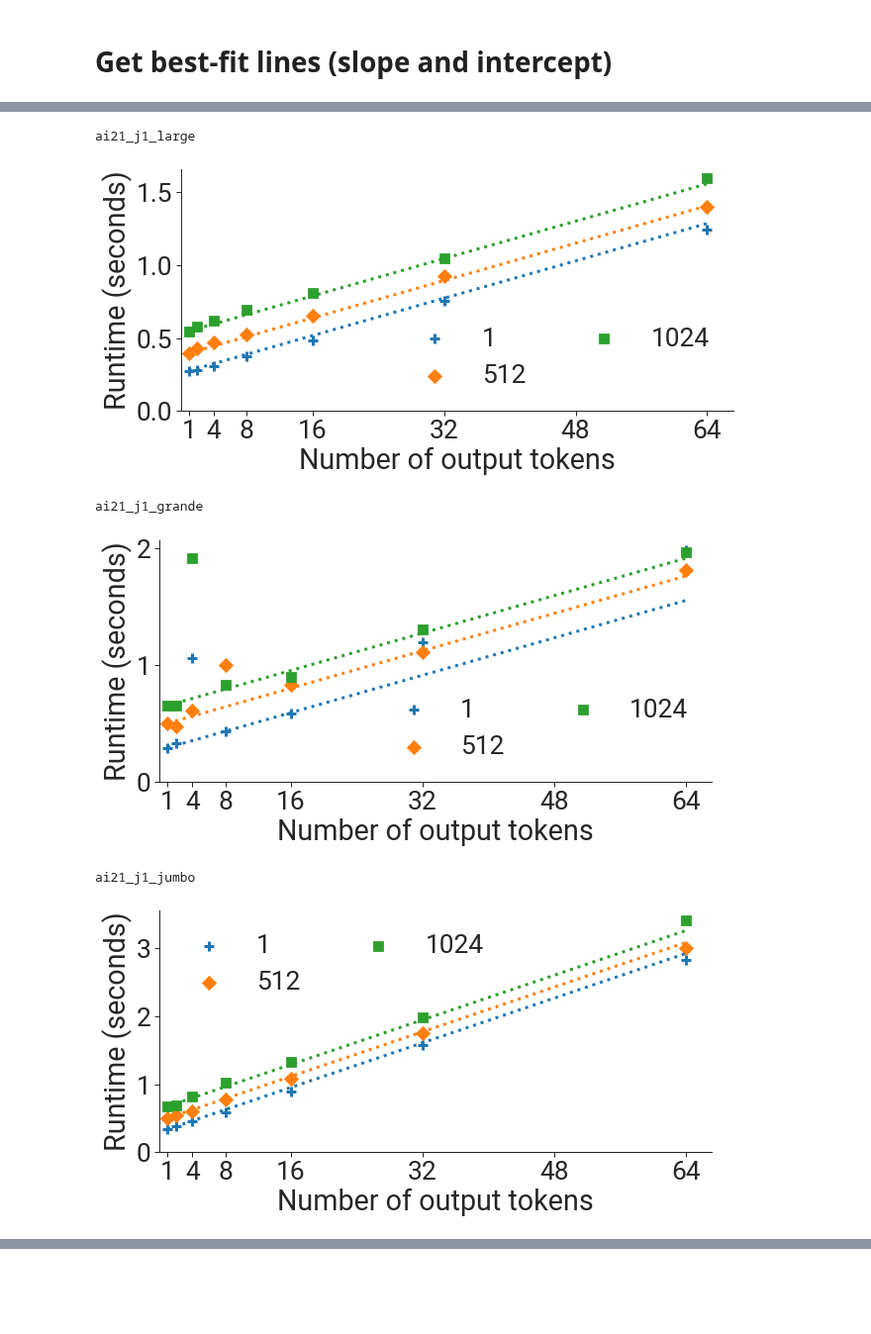
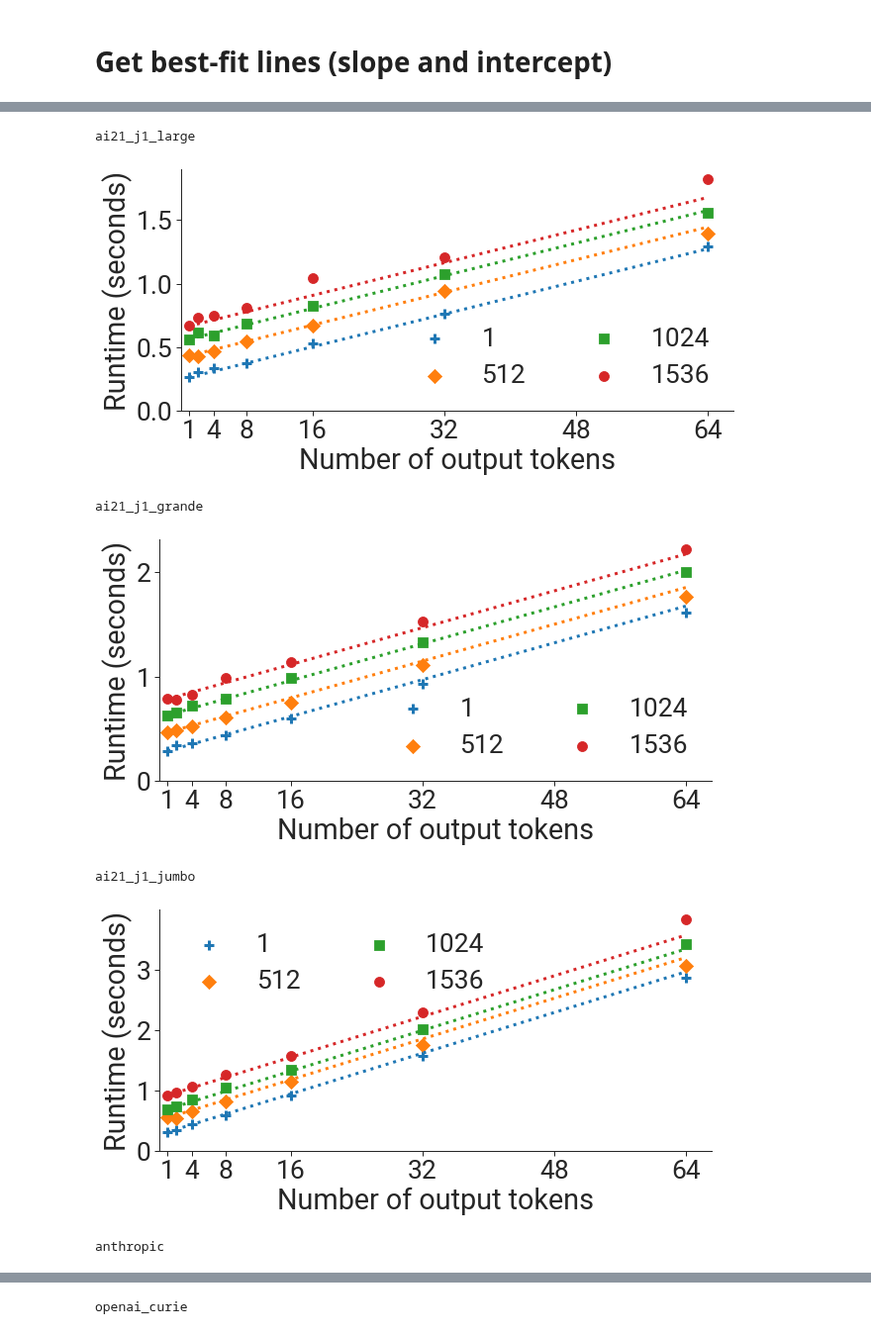
Before and after one commit to stanford-crfm/helm-efficiency, a Jupyter notebook: notebooks/fit_runtimes.ipynb, the cells around one changed output, grey strips where cells are left out. Shown at 99% size. Cells and saved outputs as stored; diff of their text form; code cells hidden in the pictures; blank space fills up the shorter version.

Commit message:
Fit linear regression for new models

```diff
--- a/notebooks/fit_runtimes.ipynb
+++ b/notebooks/fit_runtimes.ipynb
@@ -108,6 +107,6 @@ def read_logfile(logfile, collect_runtime_discrepancy=False):
 # %%
 import json
-def read_real_logdir(parent_dir):
+def read_real_system_runtimes(parent_dir):
     all_runtimes = {}
     for sub_dir in os.listdir(parent_dir):
         m = re.match(r'synthetic_efficiency:.*,num_input_tokens=(\d+),'
@@ -115,7 +114,7 @@ def read_real_logdir(parent_dir):
         if m is not None:
             num_input_tokens = int(m.group(1))
             num_output_tokens = int(m.group(2))
-            model = m.group(3).replace("-", "_")
+            model = crfm_name_to_megatron_name_mapping.get(m.group(3), m.group(3))
 
             full_logpath = os.path.join(parent_dir, sub_dir, "per_instance_metrics.json")
             try:
@@ -136,3 +133,5 @@ real_system_min_runtimes = read_real_logdir("../benchmark_output/runs/ai21")
+# %%
+real_system_runtimes = read_real_system_runtimes("../benchmark_output/runs/latest")
 # %% [markdown]
 # Plot runtimes versus number of output tokens to verify linearity
 # %%
@@ -309,13 +285,16 @@ def compute_best_fit(runtimes, models, filename=None):
 # %%
 # Compute best fit for A100 runtimes.
 megatron_models = ["openai_ada", "openai_davinci", "ai21_j1_large", "ai21_j1_jumbo",
-          "gptj_6b", "gpt_neox_20b", "gpt2", "mt_nlg", "anthropic"]
+                   "gptj_6b", "gpt_neox_20b", "mt_nlg", "anthropic", "bloom",
+                   "opt_66b", "yalm"]
 real_system_models = ["ai21_j1_large", "ai21_j1_grande", "ai21_j1_jumbo"]
-runtimes_per_output_token = \
-    compute_best_fit(a100_runtimes, megatron_models,
-                    filename="../processed_jsons/inference_efficiency.json")
-real_system_min_runtimes_per_output_token = \
-    compute_best_fit(real_system_min_runtimes, real_system_models)
+megatron_runtimes_per_output_token = \
+    compute_best_fit(megatron_runtimes, megatron_models,
+                     filename="../processed_jsons/inference_idealized_runtimes.json")
+real_system_runtimes_per_output_token = \
+    compute_best_fit(real_system_runtimes, real_system_models,
+                     real_system=True,
+                     filename="../processed_jsons/inference_denoised_runtimes.json")
 # %% [output]
 R^2 score: 1.000
 openai_ada:
@@ -363,18 +359,25 @@ anthropic
 # %%
 # Plot minimum black-box API runtimes.
-plot_per_model_runtimes(real_system_min_runtimes, 'ai21_j1_large', [1, 512, 1024],
-                        runtime_per_output_token=real_system_min_runtimes_per_output_token['ai21_j1_large'],
+runtimes = real_system_runtimes
+runtimes_per_output_token = real_system_runtimes_per_output_token
+plot_per_model_runtimes(runtimes, 'ai21_j1_large', [1, 512, 1024, 1536],
+                        runtime_per_output_token=runtimes_per_output_token['ai21_j1_large'],
                         scatter=True, output_filename='../figures/runtime_vs_num_output_tokens/real_system_ai21_j1_large_v3.pdf')
-plot_per_model_runtimes(real_system_min_runtimes, 'ai21_j1_grande', [1, 512, 1024],
-                        runtime_per_output_token=real_system_min_runtimes_per_output_token['ai21_j1_grande'],
+plot_per_model_runtimes(runtimes, 'ai21_j1_grande', [1, 512, 1024, 1536],
+                        runtime_per_output_token=runtimes_per_output_token['ai21_j1_grande'],
                         scatter=True, output_filename='../figures/runtime_vs_num_output_tokens/real_system_ai21_j1_grande_v3.pdf')
-plot_per_model_runtimes(real_system_min_runtimes, 'ai21_j1_jumbo', [1, 512, 1024],
-                        runtime_per_output_token=real_system_min_runtimes_per_output_token['ai21_j1_jumbo'],
+plot_per_model_runtimes(runtimes, 'ai21_j1_jumbo', [1, 512, 1024, 1536],
+                        runtime_per_output_token=runtimes_per_output_token['ai21_j1_jumbo'],
                         scatter=True, output_filename='../figures/runtime_vs_num_output_tokens/real_system_ai21_j1_jumbo_v3.pdf')
+plot_per_model_runtimes(runtimes, 'anthropic', [1, 512, 1024, 1536],
+                        output_filename='../figures/runtime_vs_num_output_tokens/real_system_anthropic_v3.pdf')
+plot_per_model_runtimes(runtimes, 'openai_curie', [1, 512, 1024, 1536],
+                        output_filename='../figures/runtime_vs_num_output_tokens/real_system_openai_curie_v3.pdf')
 # %% [output]
 ai21_j1_large
-[figure, old version]
+[figure, new version]
 ai21_j1_grande
-[figure, old version]
+[figure, new version]
 ai21_j1_jumbo
-[figure, old version]
+[figure, new version]
+anthropic
@@ -380,0 +385 @@ ai21_j1_jumbo
+openai_curie
```
Also changed, not shown: parts of 10 cells of this notebook, 14 other files.
